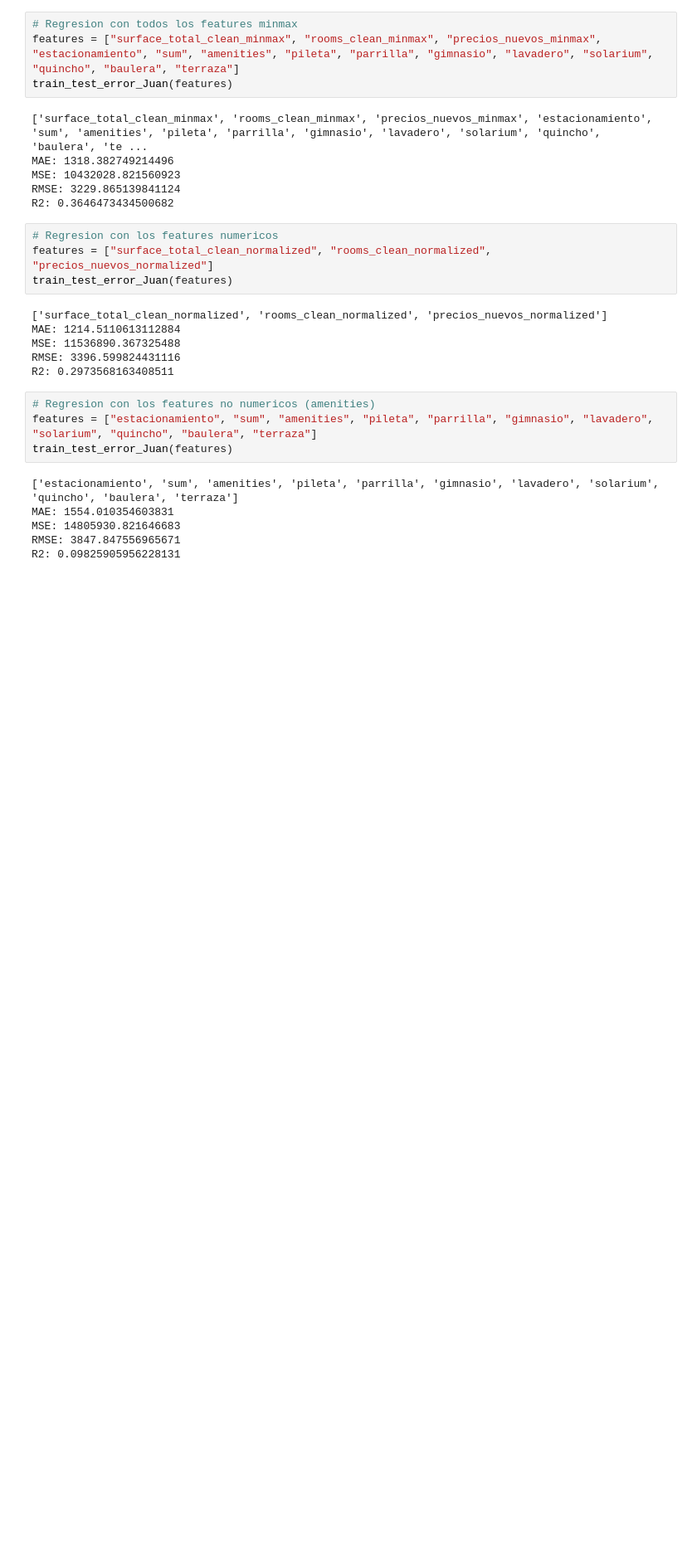
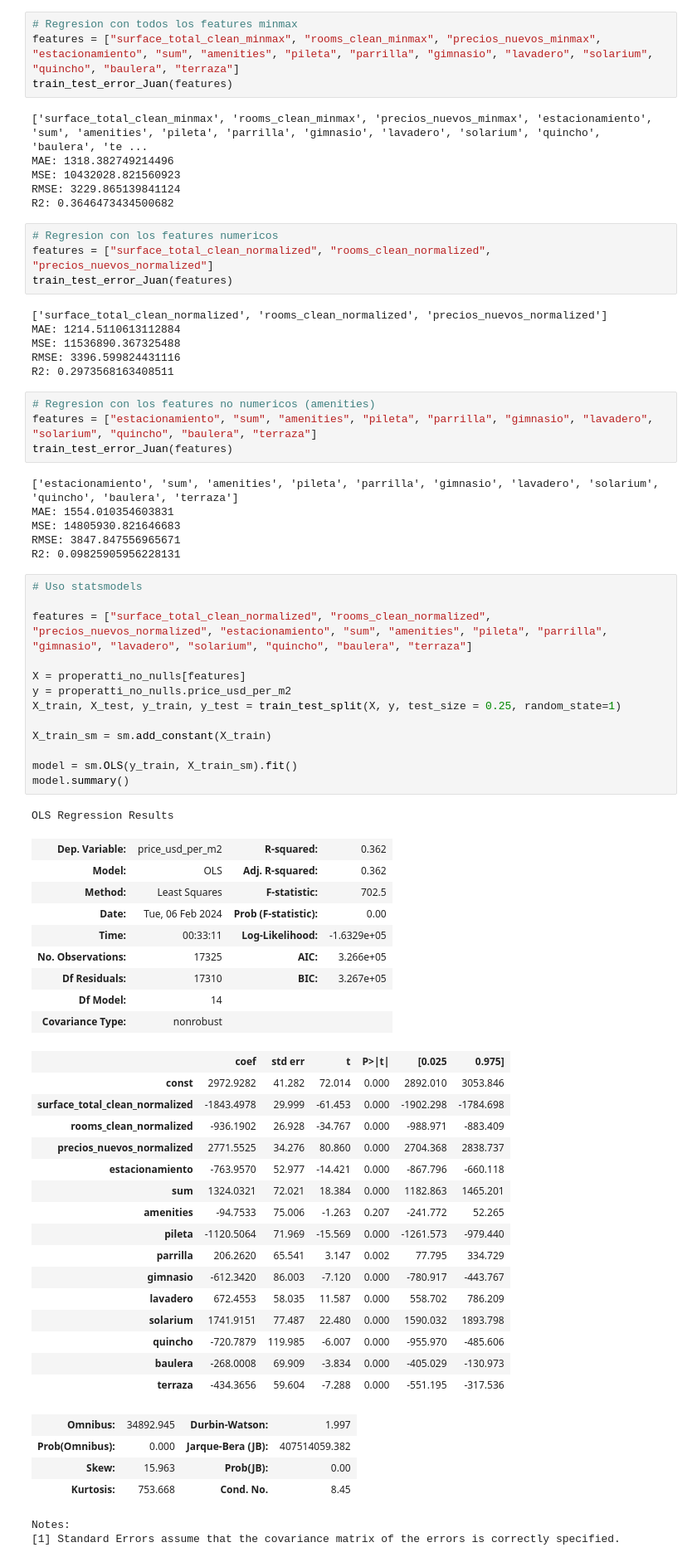
Before and after one commit to juansv2k2/property-price-analysis, a Jupyter notebook: tp_parte2.ipynb, the cells around one changed output. Shown at 83% size. Drawn from its saved outputs; the diff is of its cells as text; blank space fills up the shorter version.

```diff
--- a/tp_parte2.ipynb
+++ b/tp_parte2.ipynb
@@ -520,3 +520,49 @@ MAE: 1554.010354603831
 MSE: 14805930.821646683
 RMSE: 3847.847556965671
 R2: 0.09825905956228131
+# %%
+# Uso statsmodels
+
+features = ["surface_total_clean_normalized", "rooms_clean_normalized", "precios_nuevos_normalized", "estacionamiento", "sum", "amenities", "pileta", "parrilla", "gimnasio", "lavadero", "solarium", "quincho", "baulera", "terraza"]
+
+X = properatti_no_nulls[features]
+y = properatti_no_nulls.price_usd_per_m2
+X_train, X_test, y_train, y_test = train_test_split(X, y, test_size = 0.25, random_state=1)
+
+X_train_sm = sm.add_constant(X_train)
+
+model = sm.OLS(y_train, X_train_sm).fit()
+model.summary()
+# %% [output]
+OLS Regression Results
+| Dep. Variable: | price_usd_per_m2 | R-squared: | 0.362 |
+| Model: | OLS | Adj. R-squared: | 0.362 |
+| Method: | Least Squares | F-statistic: | 702.5 |
+| Date: | Tue, 06 Feb 2024 | Prob (F-statistic): | 0.00 |
+| Time: | 00:33:11 | Log-Likelihood: | -1.6329e+05 |
+| No. Observations: | 17325 | AIC: | 3.266e+05 |
+| Df Residuals: | 17310 | BIC: | 3.267e+05 |
+| Df Model: | 14 |  |  |
+| Covariance Type: | nonrobust |  |  |
+|  | coef | std err | t | P>|t| | [0.025 | 0.975] |
+| const | 2972.9282 | 41.282 | 72.014 | 0.000 | 2892.010 | 3053.846 |
+| surface_total_clean_normalized | -1843.4978 | 29.999 | -61.453 | 0.000 | -1902.298 | -1784.698 |
+| rooms_clean_normalized | -936.1902 | 26.928 | -34.767 | 0.000 | -988.971 | -883.409 |
+| precios_nuevos_normalized | 2771.5525 | 34.276 | 80.860 | 0.000 | 2704.368 | 2838.737 |
+| estacionamiento | -763.9570 | 52.977 | -14.421 | 0.000 | -867.796 | -660.118 |
+| sum | 1324.0321 | 72.021 | 18.384 | 0.000 | 1182.863 | 1465.201 |
+| amenities | -94.7533 | 75.006 | -1.263 | 0.207 | -241.772 | 52.265 |
+| pileta | -1120.5064 | 71.969 | -15.569 | 0.000 | -1261.573 | -979.440 |
+| parrilla | 206.2620 | 65.541 | 3.147 | 0.002 | 77.795 | 334.729 |
+| gimnasio | -612.3420 | 86.003 | -7.120 | 0.000 | -780.917 | -443.767 |
+| lavadero | 672.4553 | 58.035 | 11.587 | 0.000 | 558.702 | 786.209 |
+| solarium | 1741.9151 | 77.487 | 22.480 | 0.000 | 1590.032 | 1893.798 |
+| quincho | -720.7879 | 119.985 | -6.007 | 0.000 | -955.970 | -485.606 |
+| baulera | -268.0008 | 69.909 | -3.834 | 0.000 | -405.029 | -130.973 |
+| terraza | -434.3656 | 59.604 | -7.288 | 0.000 | -551.195 | -317.536 |
+| Omnibus: | 34892.945 | Durbin-Watson: | 1.997 |
+| Prob(Omnibus): | 0.000 | Jarque-Bera (JB): | 407514059.382 |
+| Skew: | 15.963 | Prob(JB): | 0.00 |
+| Kurtosis: | 753.668 | Cond. No. | 8.45 |
+Notes:
+[1] Standard Errors assume that the covariance matrix of the errors is correctly specified.
```
Also changed, not shown: parts of 14 cells of this notebook.
